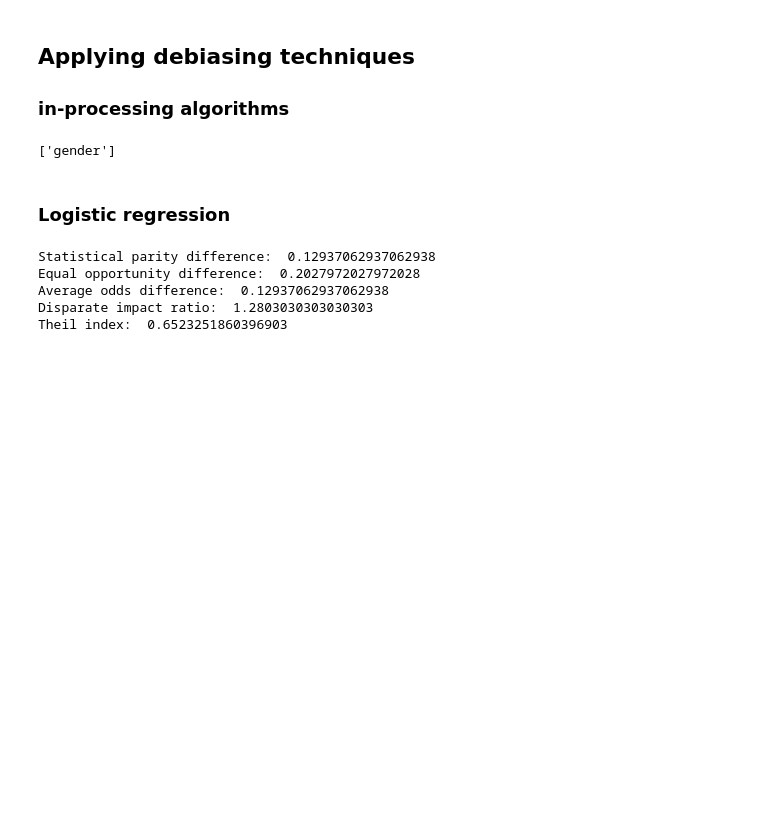
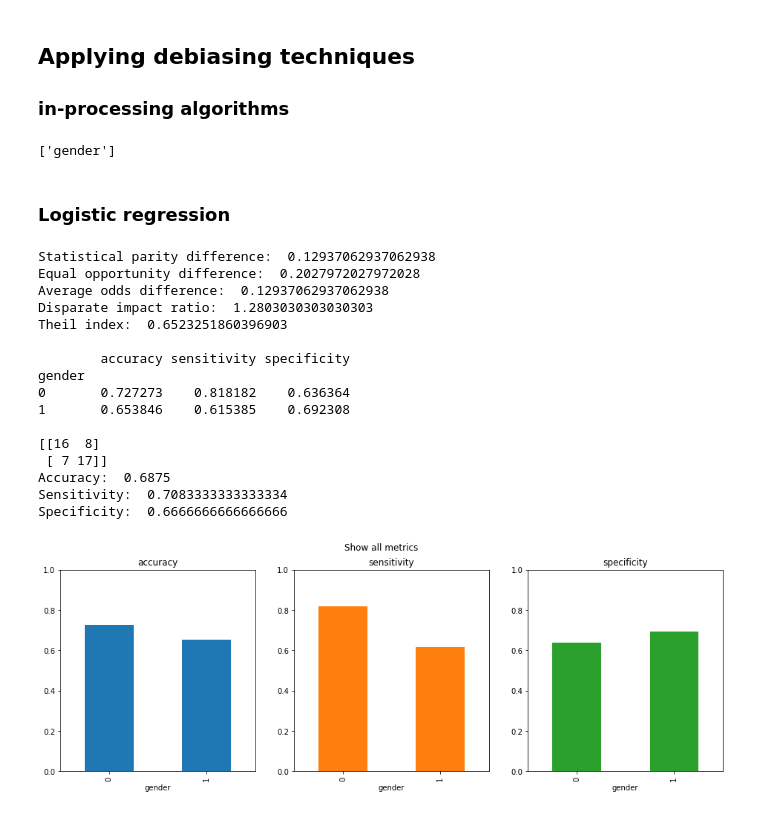
Before and after one commit to ihorhetman99/Seminar_for_SSP, a Jupyter notebook: debiasing/models.ipynb, the cells around one changed output. Saved outputs shown, nothing was run; the diff lists cells and outputs as text; code cells hidden in the pictures; blank space fills up the shorter version.

```diff
--- a/debiasing/models.ipynb
+++ b/debiasing/models.ipynb
@@ -400,6 +402,37 @@ def get_values_of_aif_metrics(y_test, y_pred):
     print('Average odds difference: ', average_odds_difference(y_test, y_pred))
     print('Disparate impact ratio: ', disparate_impact_ratio(y_test, y_pred))
     print('Theil index: ', theil_index(y_pred))
+# %%
+# creating aif360 dataset
+def create_dataset(train_df, test_df, target, prot_attr_cols, usecols):
+    X_train_aif, y_train_aif = standardize_dataset(df = train_df, prot_attr=prot_attr_cols,
+                                               target = target, usecols=usecols)
+    X_test_aif, y_test_aif = standardize_dataset(df = test_df, prot_attr=prot_attr_cols, target = target,
+                                            usecols=usecols)
+    return X_train_aif, y_train_aif, X_test_aif, y_test_aif
+# %%
+metrics = {
+    'accuracy': skm.accuracy_score,
+    'sensitivity': skm.recall_score,
+    'specificity': fm.true_negative_rate
+            }
+
+def plot_metrics(y_true, X, metrics, model, sens_feature):
+
+    metric_frame = fm.MetricFrame(metrics=metrics,
+                           y_true=y_true,
+                           y_pred=model.predict(X),
+                           sensitive_features=X[sens_feature])
+
+    metric_frame.by_group.plot.bar(
+        subplots=True,
+        layout=[1, 3],
+        legend=False,
+        figsize=[16, 5],
+        ylim = [0, 1],
+        title="Show all metrics")
+
+    print(metric_frame.by_group)
 # %%
 prot_attr_cols = [colname for colname in train_df if "gender" in colname]
 prot_attr_cols
@@ -407,18 +440,31 @@ prot_attr_cols
 ['gender']
 # %% [markdown]
 ### Logistic regression
+# %%
+X_train_aif, y_train_aif, X_test_aif, y_test_aif = create_dataset(train_df, test_df, 'diagnosis', prot_attr_cols, features_lr)
 # %%
-# creating aif360 dataset
+# results for default model
 
-X_train_aif, y_train_aif = standardize_dataset(df = train_df, prot_attr=prot_attr_cols,
-                                               target = 'diagnosis', usecols=features_lr)
-X_test_aif, y_test_aif = standardize_dataset(df = test_df, prot_attr=prot_attr_cols, target = 'diagnosis',
-                                            usecols=features_lr)
+get_values_of_aif_metrics(y_test_aif, model_lr.predict(X_test_aif))
+print('')
+plot_metrics(y_test_aif, X_test_aif, metrics, model_lr, 'gender')
+print('')
+classification_results(y_test_aif, model_lr.predict(X_test_aif))
+# %% [output]
+Statistical parity difference:  0.12937062937062938
+Equal opportunity difference:  0.2027972027972028
+Average odds difference:  0.12937062937062938
+Disparate impact ratio:  1.2803030303030303
+Theil index:  0.6523251860396903
+
+        accuracy sensitivity specificity
+gender
+0       0.727273    0.818182    0.636364
+1       0.653846    0.615385    0.692308
+
+[[16  8]
+ [ 7 17]]
+Accuracy:  0.6875
+Sensitivity:  0.7083333333333334
+Specificity:  0.6666666666666666
+[figure, added]
-# %%
-get_values_of_aif_metrics(y_test_aif, model_lr.predict(X_test_aif))
-# %% [output]
-Statistical parity difference:  0.12937062937062938
-Equal opportunity difference:  0.2027972027972028
-Average odds difference:  0.12937062937062938
-Disparate impact ratio:  1.2803030303030303
-Theil index:  0.6523251860396903
```
Also changed, not shown: parts of 10 cells of this notebook.
